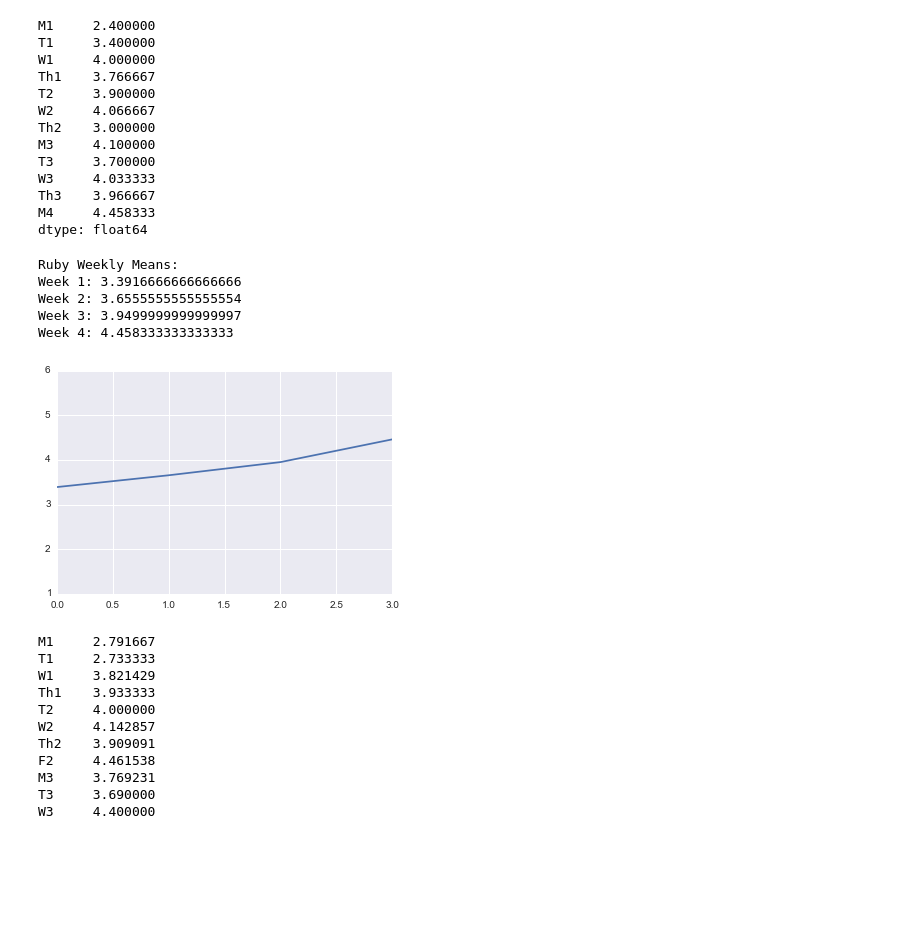
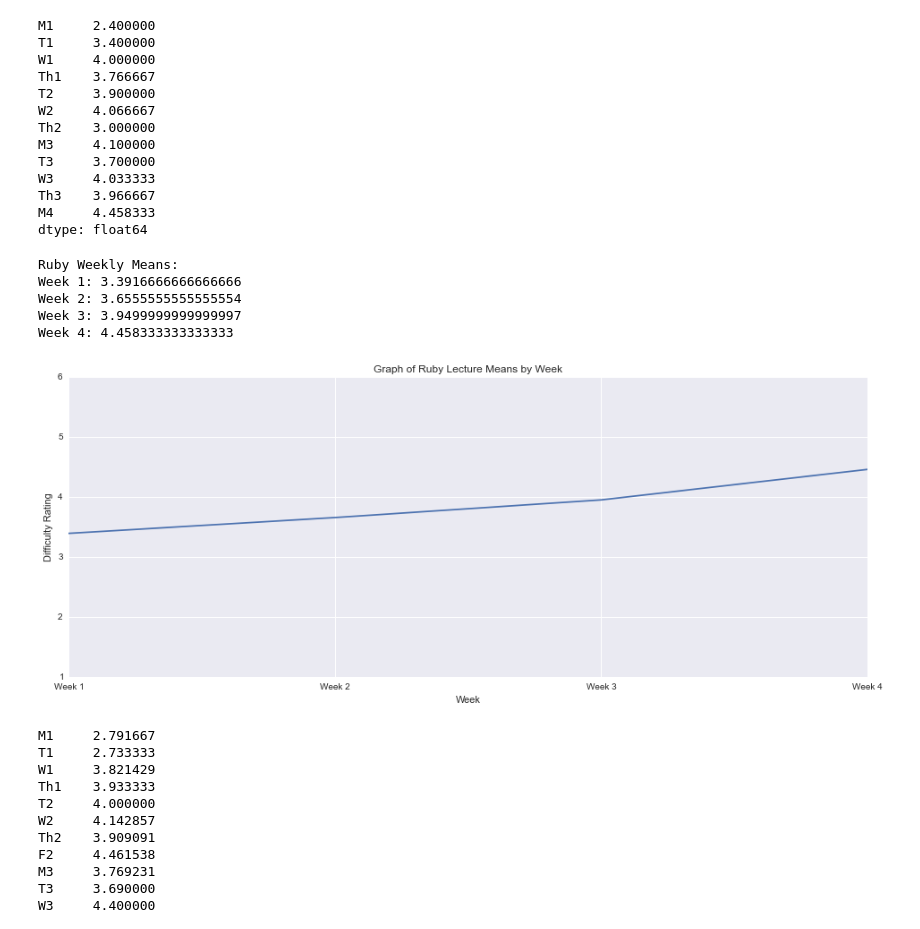
Before and after one commit to tiyd-python-2015-01/cohort-data, a Jupyter notebook: cohort_data.ipynb, the cells around one changed output. Saved outputs shown, nothing was run; the diff lists cells and outputs as text; code cells hidden in the pictures; blank space fills up the shorter version.

```diff
--- a/cohort_data.ipynb
+++ b/cohort_data.ipynb
@@ -4,6 +4,8 @@ import numpy as np
 import matplotlib.pyplot as plt
 import seaborn as sns
 import statistics as st
+# %%
+plt.rc('figure', figsize=(16, 6))
 # %%
 %matplotlib inline
 # %%
@@ -246,23 +256,27 @@ dtype: float64
 # %%
 week1_means = ruby_lecture_means[['M1', 'T1', 'W1', 'Th1']].mean()
 week2_means = ruby_lecture_means[['T2', 'W2', 'Th2']].mean()
 week3_means = ruby_lecture_means[['M3', 'T3', 'W3', 'Th3']].mean()
 week4_means = ruby_lecture_means['M4'].mean()
 weekly_means = [week1_means, week2_means, week3_means, week4_means]
 print("Ruby Weekly Means:")
 for _ in range(4):
     print("Week {}: {}".format((_+1), weekly_means[_]))
 
 plt.plot(weekly_means)
+plt.xticks(range(4), ["Week 1", "Week 2", "Week 3", "Week 4"])
+plt.title("Graph of Ruby Lecture Means by Week")
+plt.ylabel("Difficulty Rating")
+plt.xlabel("Week")
 plt.ylim(ymin=1, ymax=6)
 plt.show()
 # %% [output]
 Ruby Weekly Means:
 Week 1: 3.3916666666666666
 Week 2: 3.6555555555555554
 Week 3: 3.9499999999999997
 Week 4: 4.458333333333333
-[figure, old version]
+[figure, new version]
 # %%
 python_lecture_means
 # %% [output]
```
Also changed, not shown: parts of 15 cells of this notebook.
